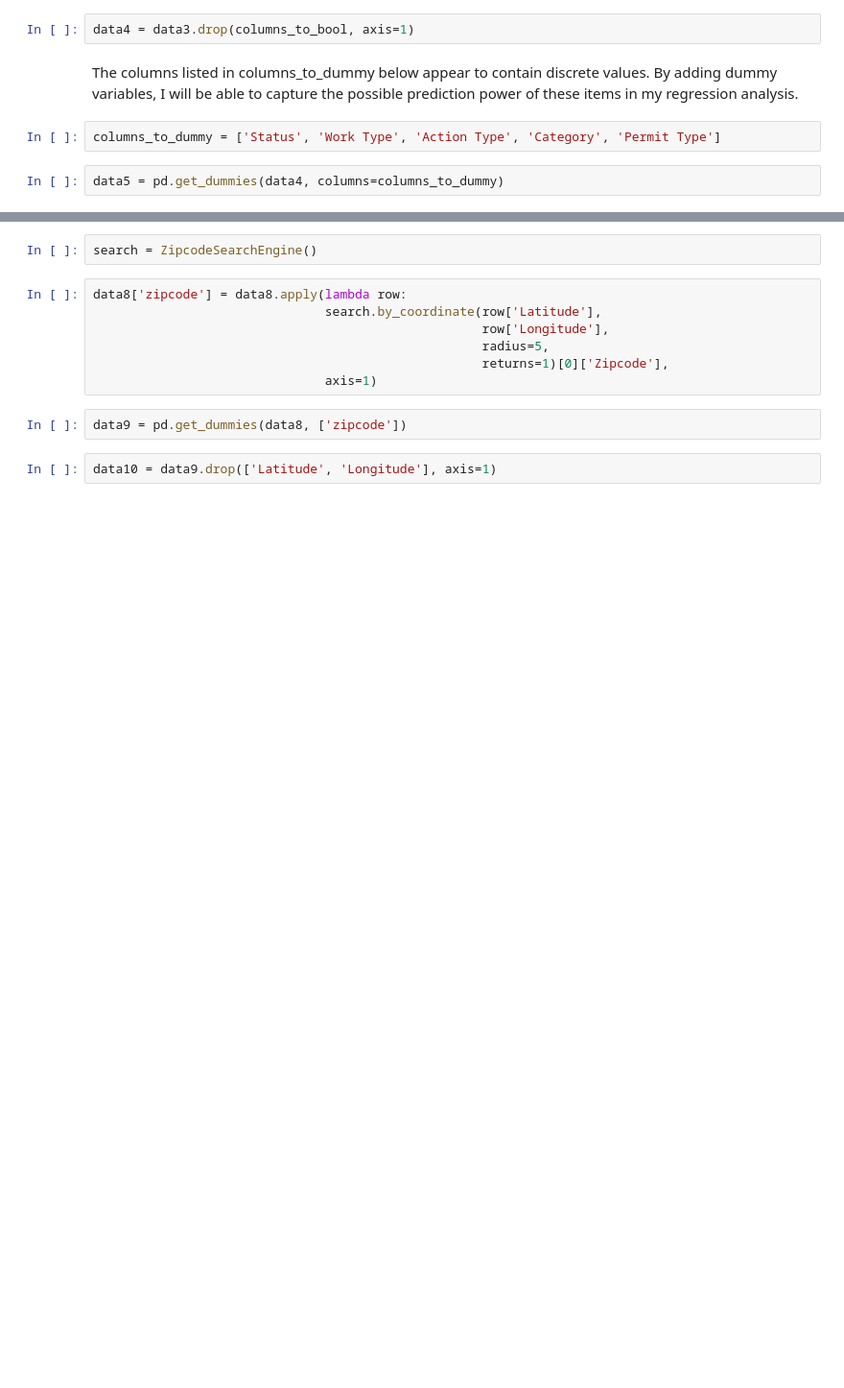
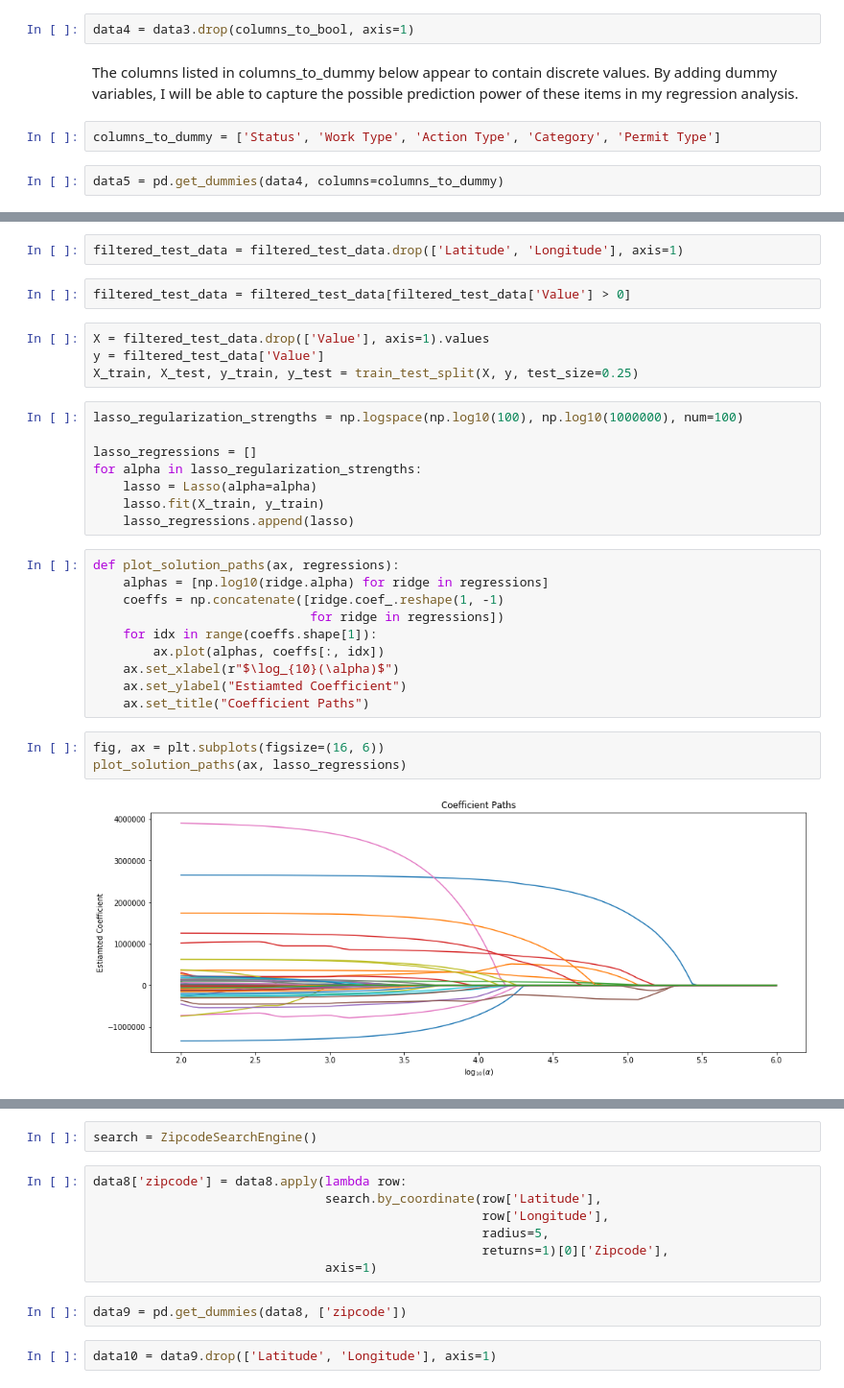
Before and after one commit to crredding/seattle_building_permits, a Jupyter notebook: Seattle Building Permit Data.ipynb, the cells around one changed output, grey strips where cells are left out. Shown at 96% size. Saved outputs shown, nothing was run; the diff lists cells and outputs as text; blank space fills up the shorter version.

```diff
--- a/Seattle Building Permit Data.ipynb
+++ b/Seattle Building Permit Data.ipynb
@@ -162,0 +184,31 @@ data5 = pd.get_dummies(data4, columns=columns_to_dummy)
+# %%
+filtered_test_data = filtered_test_data.drop(['Latitude', 'Longitude'], axis=1)
+# %%
+filtered_test_data = filtered_test_data[filtered_test_data['Value'] > 0]
+# %%
+X = filtered_test_data.drop(['Value'], axis=1).values
+y = filtered_test_data['Value']
+X_train, X_test, y_train, y_test = train_test_split(X, y, test_size=0.25)
+# %%
+lasso_regularization_strengths = np.logspace(np.log10(100), np.log10(1000000), num=100)
+
+lasso_regressions = []
+for alpha in lasso_regularization_strengths:
+    lasso = Lasso(alpha=alpha)
+    lasso.fit(X_train, y_train)
+    lasso_regressions.append(lasso)
+# %%
+def plot_solution_paths(ax, regressions):
+    alphas = [np.log10(ridge.alpha) for ridge in regressions]
+    coeffs = np.concatenate([ridge.coef_.reshape(1, -1)
+                             for ridge in regressions])
+    for idx in range(coeffs.shape[1]):
+        ax.plot(alphas, coeffs[:, idx])
+    ax.set_xlabel(r"$\log_{10}(\alpha)$")
+    ax.set_ylabel("Estiamted Coefficient")
+    ax.set_title("Coefficient Paths")
+# %%
+fig, ax = plt.subplots(figsize=(16, 6))
+plot_solution_paths(ax, lasso_regressions)
+# %% [output]
+[figure, added]
```
Also changed, not shown: parts of 50 cells of this notebook.
